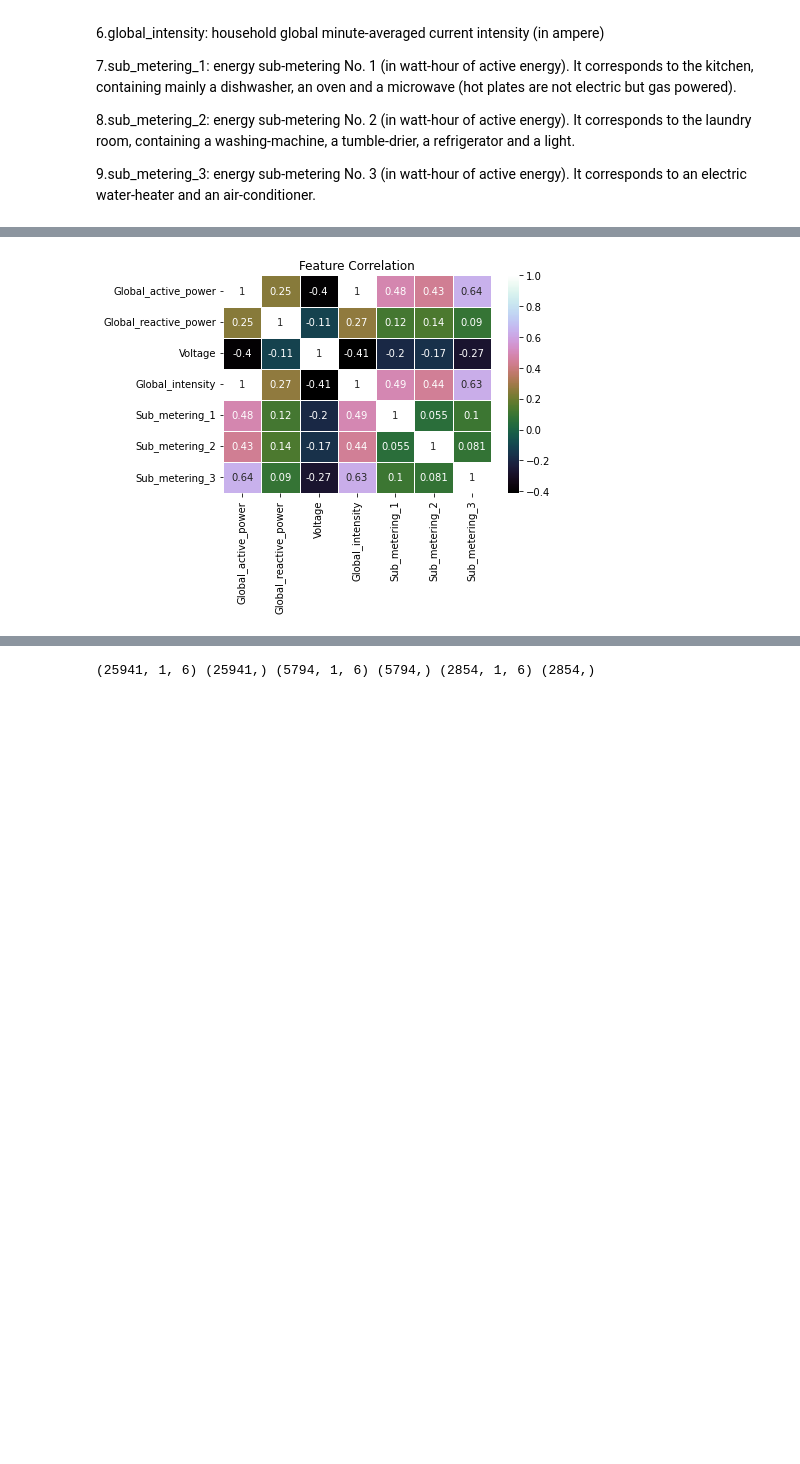
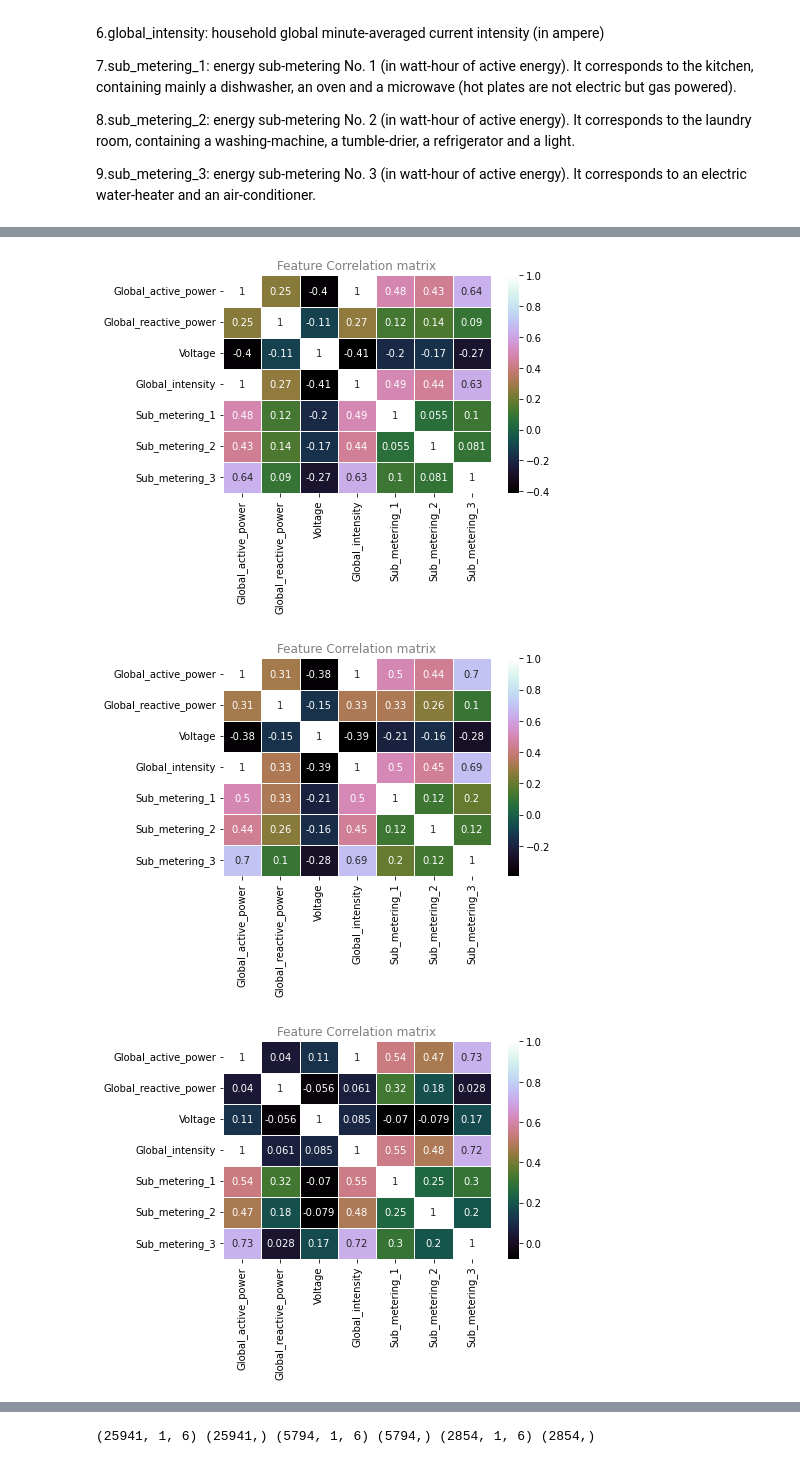
Before and after one commit to akisgazepidis/Energy_Consuption_forecast, a Jupyter notebook: Energy_consumption_forecast.ipynb, the cells around one changed output, grey strips where cells are left out. Cells and saved outputs as stored; diff of their text form; code cells hidden in the pictures; blank space fills up the shorter version.

```diff
--- a/Energy_consumption_forecast.ipynb
+++ b/Energy_consumption_forecast.ipynb
@@ -93,0 +40,25 @@ df = df.set_index("Datetime")
+# %%
+# Create 1 full Datetime column istead of two, Fix "?" characters, drop old date and time columns
+df['Datetime'] = df['Date'] +" "+df['Time']
+df = df.replace({"?":np.nan})
+df['Datetime'] = pd.to_datetime(df.Datetime, format='%d/%m/%Y %H:%M:%S')
+df.drop(["Date", "Time"], axis=1, inplace=True)
+
+# Convert all columns from object to float for manipulation
+lst = df.columns.to_list()
+lst.remove("Datetime")
+for col in lst:
+    df[col] = df[col].astype(float)
+
+# Set new datetime column as index and create a Time series
+df = df.set_index("Datetime")
+
+# Create three new dataframes with resampled values by hour, day and month
+df_resample_hour = df.resample('h').mean()
+df_resample_day = df.resample('D').mean()
+df_resample_month = df.resample('M').mean()
+
+# Fill the nan values for each one of the created resampled dataframes with the mean of the column
+for temp_df in [df,df_resample_hour, df_resample_day,df_resample_month]:
+    for col in list(temp_df.columns):
+        temp_df[col] = temp_df[col].fillna(temp_df[col].mean())
@@ -93,0 +67,11 @@ df = df.set_index("Datetime")
+# %%
+for temp_df in [df, df_resample_hour, df_resample_day,df_resample_month]:
+    print("Shape of Dataframe: ", temp_df.shape)
+    print("Dataframe missing values per column: ")
+    for col in list(temp_df.columns):
+        print("{}:                             {} nan values per column, {} percentage of all dataset.".format(
+                                                col,
+                                                str(temp_df[col].isna().sum()),
+                                                 str(temp_df[col].isna().sum()/temp_df.shape[0]))
+                                                 )
+    print("----------------------------------------------------------------------------")
@@ -94,6 +96,11 @@ df = df.set_index("Datetime")
 # %%
-sns.heatmap(df.corr(), annot = True, linewidths=.5, cmap="cubehelix")
-plt.title("Feature Correlation")
-plt.show()
+for i, temp_df in enumerate([df,df_resample_hour, df_resample_day,df_resample_month]):
+    plt.figure(i)
+    sns.heatmap(temp_df.corr(), annot = True, linewidths=.5, cmap="cubehelix")
+
+    plt.title("Feature Correlation matrix", fontdict={"color":"grey"})
+    plt.show()
 # %% [output]
-[figure, old version]
+[figure, new version]
+[figure, added]
+[figure, added]
```
Also changed, not shown: parts of 32 cells of this notebook, 1 other file.
